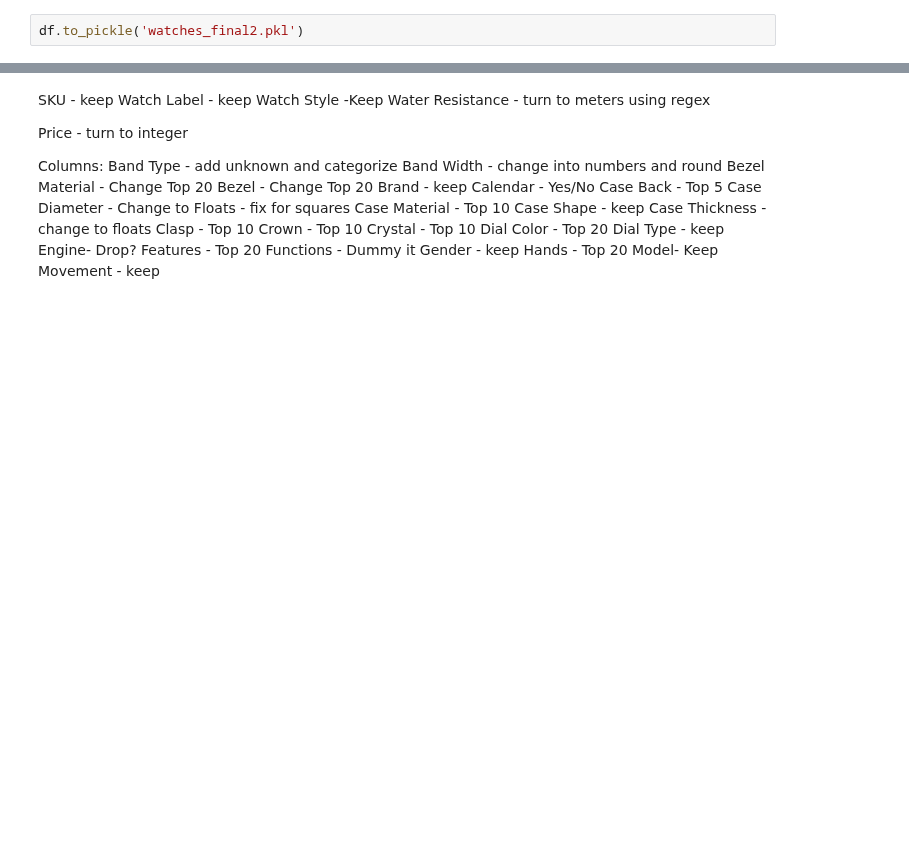
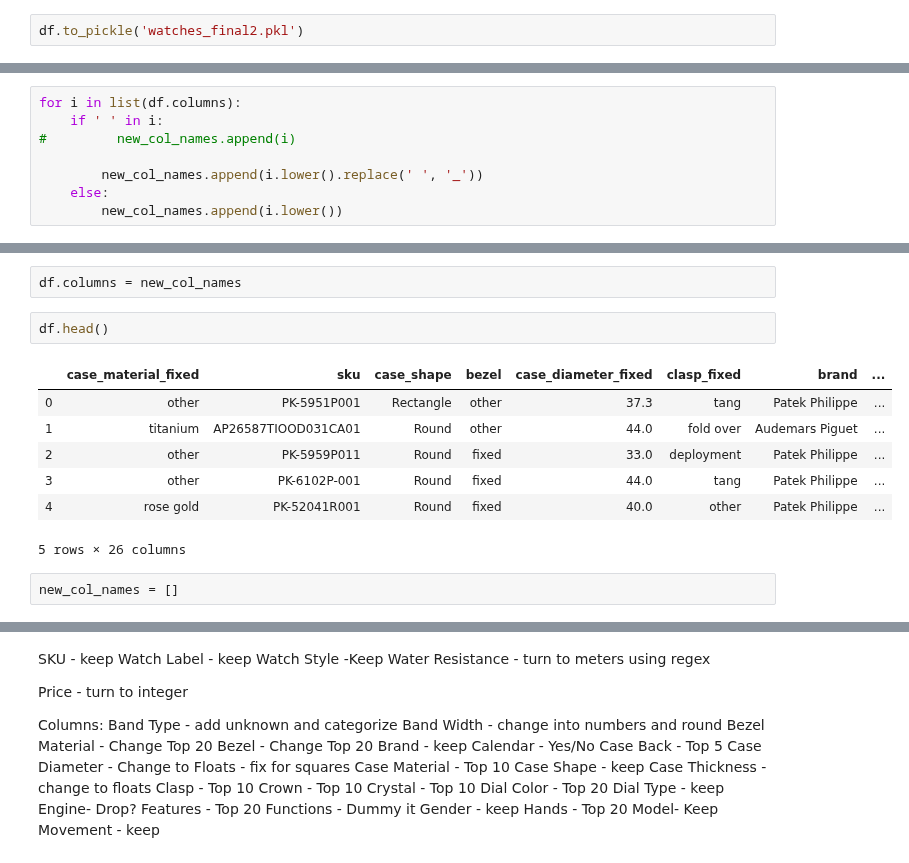
Before and after one commit to jcanque777/watchclassification, a Jupyter notebook: final_watches.ipynb, the cells around one changed output, grey strips where cells are left out. Drawn from its saved outputs; the diff is of its cells as text; blank space fills up the shorter version.

Commit message:
replaced column names with lower case and no spaces

```diff
--- a/final_watches.ipynb
+++ b/final_watches.ipynb
@@ -1910,0 +1913,8 @@ df.to_pickle('watches_final2.pkl')
+# %%
+for i in list(df.columns):
+    if ' ' in i:
+#         new_col_names.append(i)
+
+        new_col_names.append(i.lower().replace(' ', '_'))
+    else:
+        new_col_names.append(i.lower())
@@ -1910,0 +1961,14 @@ df.to_pickle('watches_final2.pkl')
+# %%
+df.columns = new_col_names
+# %%
+df.head()
+# %% [output]
+|  | case_material_fixed | sku | case_shape | bezel | case_diameter_fixed | clasp_fixed | brand | ... |
+| 0 | other | PK-5951P001 | Rectangle | other | 37.3 | tang | Patek Philippe | ... |
+| 1 | titanium | AP26587TIOOD031CA01 | Round | other | 44.0 | fold over | Audemars Piguet | ... |
+| 2 | other | PK-5959P011 | Round | fixed | 33.0 | deployment | Patek Philippe | ... |
+| 3 | other | PK-6102P-001 | Round | fixed | 44.0 | tang | Patek Philippe | ... |
+| 4 | rose gold | PK-52041R001 | Round | fixed | 40.0 | other | Patek Philippe | ... |
+5 rows × 26 columns
+# %%
+new_col_names = []
```
Also changed, not shown: parts of 4 cells of this notebook.
